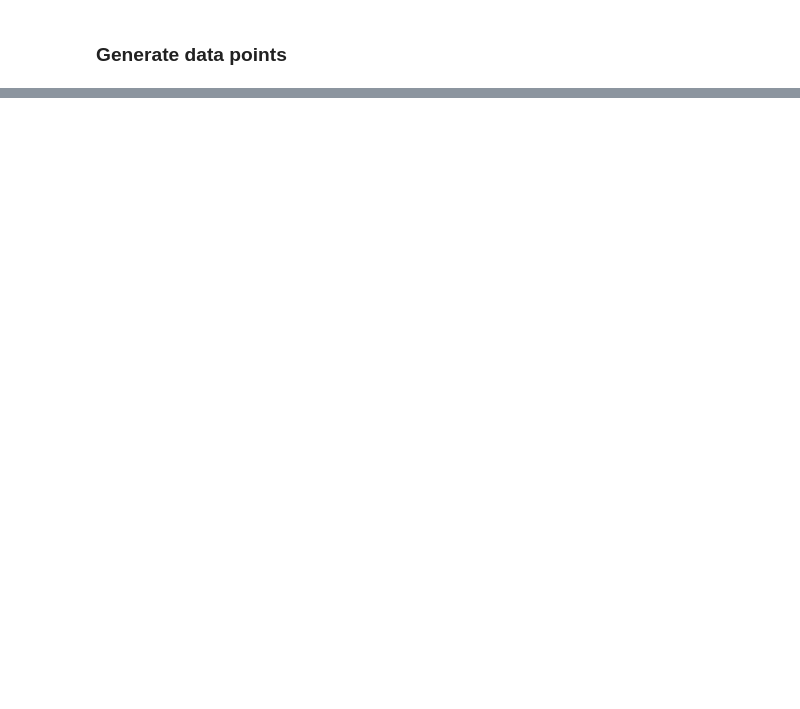
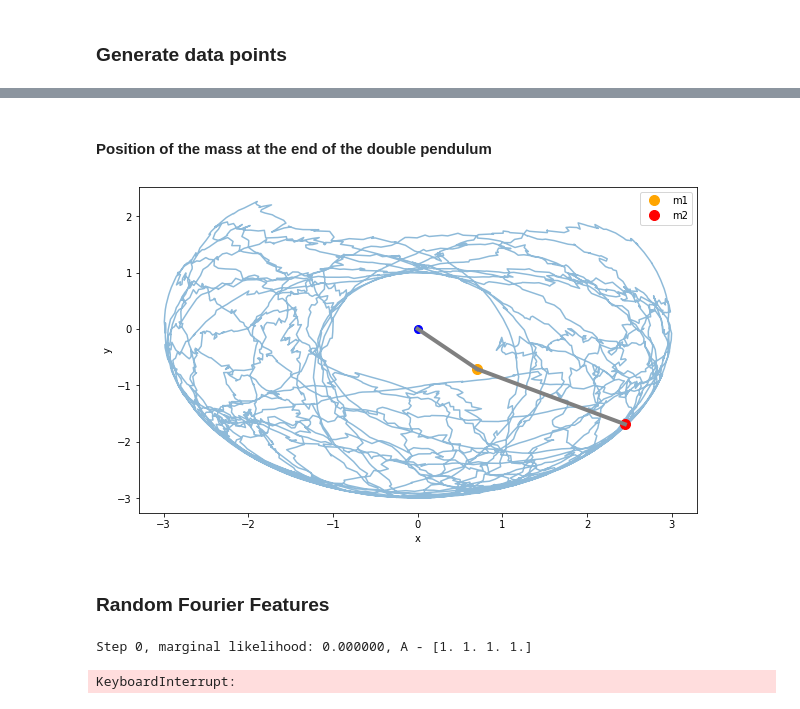
Before and after one commit to Archibald-Lafraik/pipps, a Jupyter notebook: double_pendulum/pendulum.ipynb, the cells around one changed output, grey strips where cells are left out. Saved outputs shown, nothing was run; the diff lists cells and outputs as text; code cells hidden in the pictures; blank space fills up the shorter version.

```diff
--- a/double_pendulum/pendulum.ipynb
+++ b/double_pendulum/pendulum.ipynb
@@ -42,0 +64,74 @@ plt.show()
+# %% [markdown]
+#### Position of the mass at the end of the double pendulum
+# %%
+ox, oy = 0, 0
+m1x, m1y = xs[0, 0, 0], ys[0, 0, 0]
+m2x, m2y = xs[0, 0, 1], ys[0, 0, 1]
+
+plt.figure(figsize=(10,6))
+
+plt.plot(xs[:4000, 0, 1], ys[:4000, 0, 1], alpha=0.5)
+
+# Pendulum
+plt.plot(ox, oy, 'bo', markersize=8)
+plt.plot(m1x, m1y, 'o', color='orange', markersize=10, label='m1')
+plt.plot(m2x, m2y, 'o', color='red', markersize=10, label='m2')
+plt.plot([ox, m1x], [oy, m1y], linewidth=4, color='gray')
+plt.plot([m1x, m2x], [m1y, m2y], linewidth=4, color='gray')
+
+plt.xlabel('x')
+plt.ylabel('y')
+plt.legend()
+# plt.savefig('pendulum_coordinates.jpg')
+plt.show()
+# %% [output]
+[figure, added]
+# %% [markdown]
+### Random Fourier Features
+# %%
+lengthscale = 1.
+coef = 1.
+num_functions = 100
+num_features = 4
+
+num_steps = 1000
+N = 1001
+
+start_state = jnp.array([jnp.pi / 4, jnp.pi / 3, 0., 0.])
+V0 = jnp.eye(num_features) * 2.
+
+_, xs, _ = get_rk_state_sequence(delta_t, start_state, V0, trans_noise, obs_noise, num_steps, N)
+
+LR_ESTIMATOR = False
+NUM_TRAINING_STEPS = 2000
+
+start_weights = jnp.ones((num_features,))
+params = jnp.array([start_weights])
+
+
+optimizer = optax.chain(
+    optax.adam(learning_rate=0.0006),
+    optax.scale(-1.0)
+)
+
+optimizer.init(params)
+
+learned_params, training_objectives, gradients = fit(
+    params=params,
+    optimizer=optimizer,
+    training_steps=NUM_TRAINING_STEPS,
+    num_features=num_features,
+    lengthscale=lengthscale,
+    coef=coef,
+    V0=V0,
+    start_state=start_state,
+    trans_noise=trans_noise,
+    obs_noise=obs_noise,
+    xs=xs,
+    num_steps=num_steps,
+    N=N,
+    lr_estimator=LR_ESTIMATOR,
+)
+# %% [output]
+Step 0, marginal likelihood: 0.000000, A - [1. 1. 1. 1.]
+KeyboardInterrupt:
```
Also changed, not shown: parts of 11 cells of this notebook, 4 other files.
